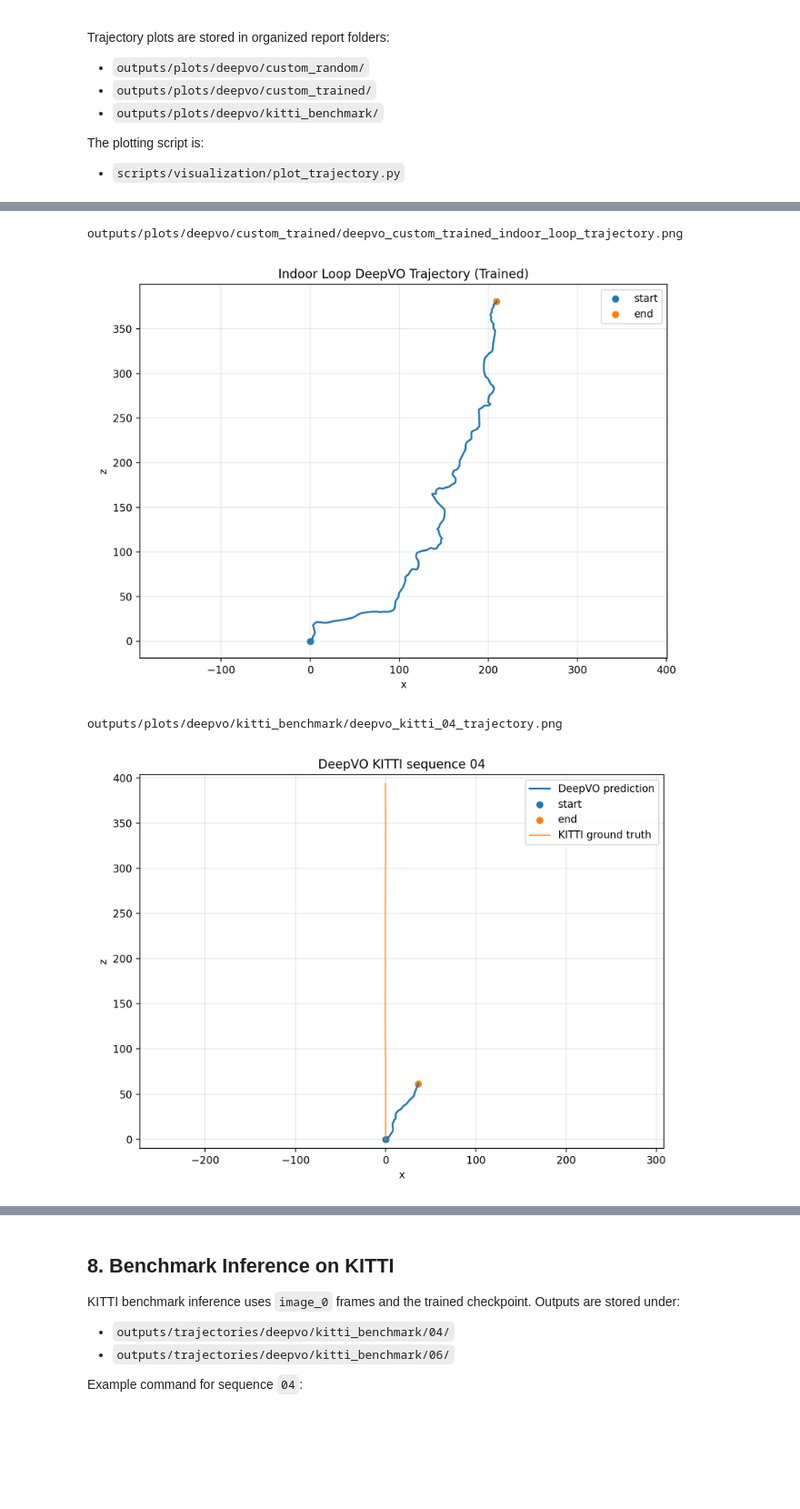
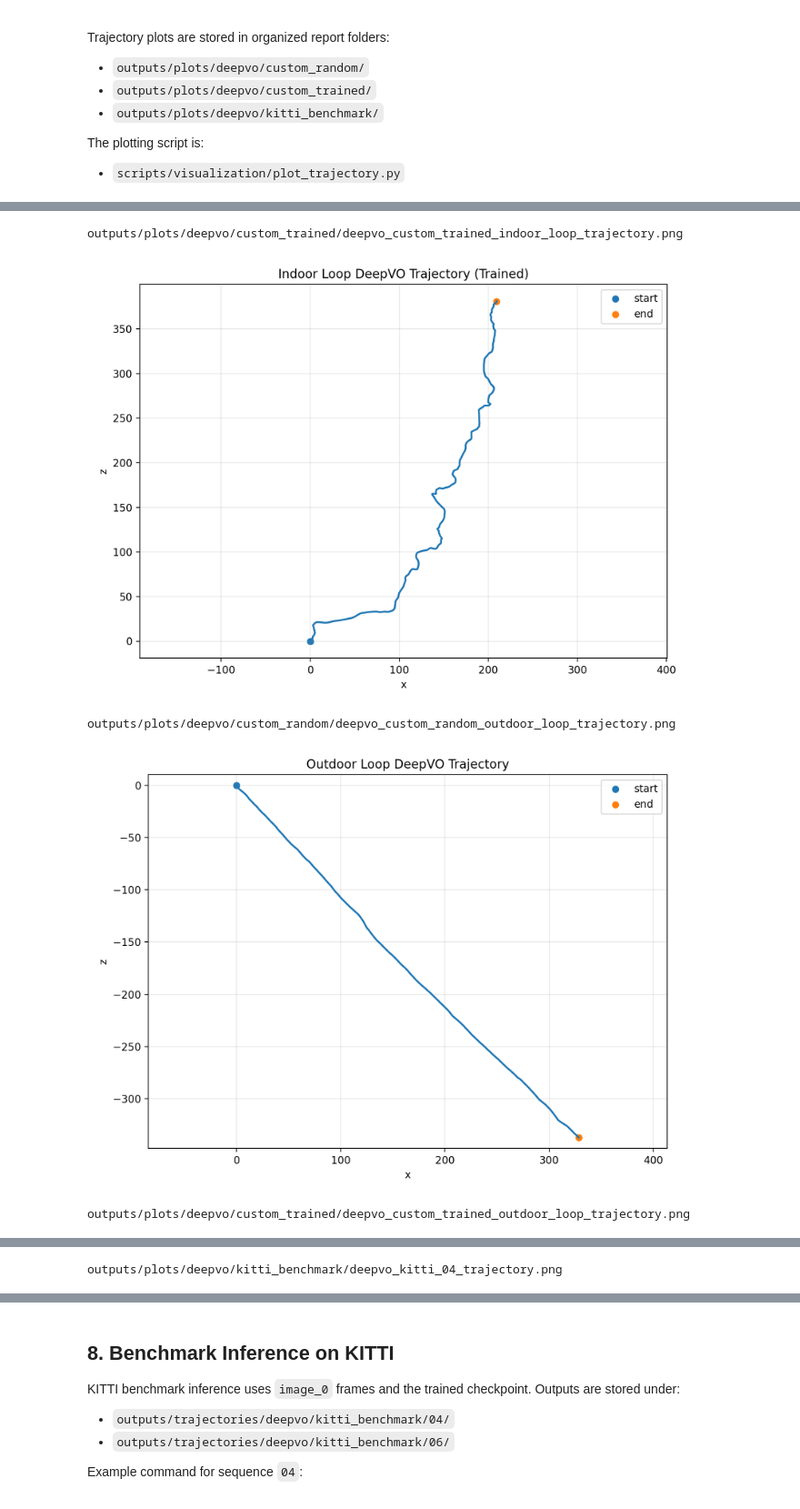
Before and after one commit to Magma4/monocular-slam-project, a Jupyter notebook: monocular_slam_project/notebooks/deepvo_project_demo.ipynb, the cells around one changed output, grey strips where cells are left out. Shown at 91% size. Saved outputs shown, nothing was run; the diff lists cells and outputs as text; code cells hidden in the pictures; blank space fills up the shorter version.

Commit message:
New Outdoor sequence

```diff
--- a/monocular_slam_project/notebooks/deepvo_project_demo.ipynb
+++ b/monocular_slam_project/notebooks/deepvo_project_demo.ipynb
@@ -178,22 +179,25 @@ The plotting script is:
 # %%
 from IPython.display import Image, display
 
 plot_paths = [
     PROJECT_ROOT / "outputs/plots/deepvo/custom_random/deepvo_custom_random_indoor_loop_trajectory.png",
     PROJECT_ROOT / "outputs/plots/deepvo/custom_trained/deepvo_custom_trained_indoor_loop_trajectory.png",
+    PROJECT_ROOT / "outputs/plots/deepvo/custom_random/deepvo_custom_random_outdoor_loop_trajectory.png",
+    PROJECT_ROOT / "outputs/plots/deepvo/custom_trained/deepvo_custom_trained_outdoor_loop_trajectory.png",
     PROJECT_ROOT / "outputs/plots/deepvo/kitti_benchmark/deepvo_kitti_04_trajectory.png",
 ]
 
 for plot_path in plot_paths:
     print(plot_path.relative_to(PROJECT_ROOT))
     if plot_path.exists():
         display(Image(filename=str(plot_path), width=650))
     else:
         print("  Missing plot")
 # %% [output]
 outputs/plots/deepvo/custom_random/deepvo_custom_random_indoor_loop_trajectory.png
 [figure]
 outputs/plots/deepvo/custom_trained/deepvo_custom_trained_indoor_loop_trajectory.png
 [figure]
-outputs/plots/deepvo/kitti_benchmark/deepvo_kitti_04_trajectory.png
+outputs/plots/deepvo/custom_random/deepvo_custom_random_outdoor_loop_trajectory.png
-[figure, old version]
+[figure, new version]
+outputs/plots/deepvo/custom_trained/deepvo_custom_trained_outdoor_loop_trajectory.png
@@ -199,0 +205 @@ outputs/plots/deepvo/kitti_benchmark/deepvo_kitti_04_trajectory.png
+outputs/plots/deepvo/kitti_benchmark/deepvo_kitti_04_trajectory.png
```
Also changed, not shown: parts of 7 cells of this notebook, 9 other files.
